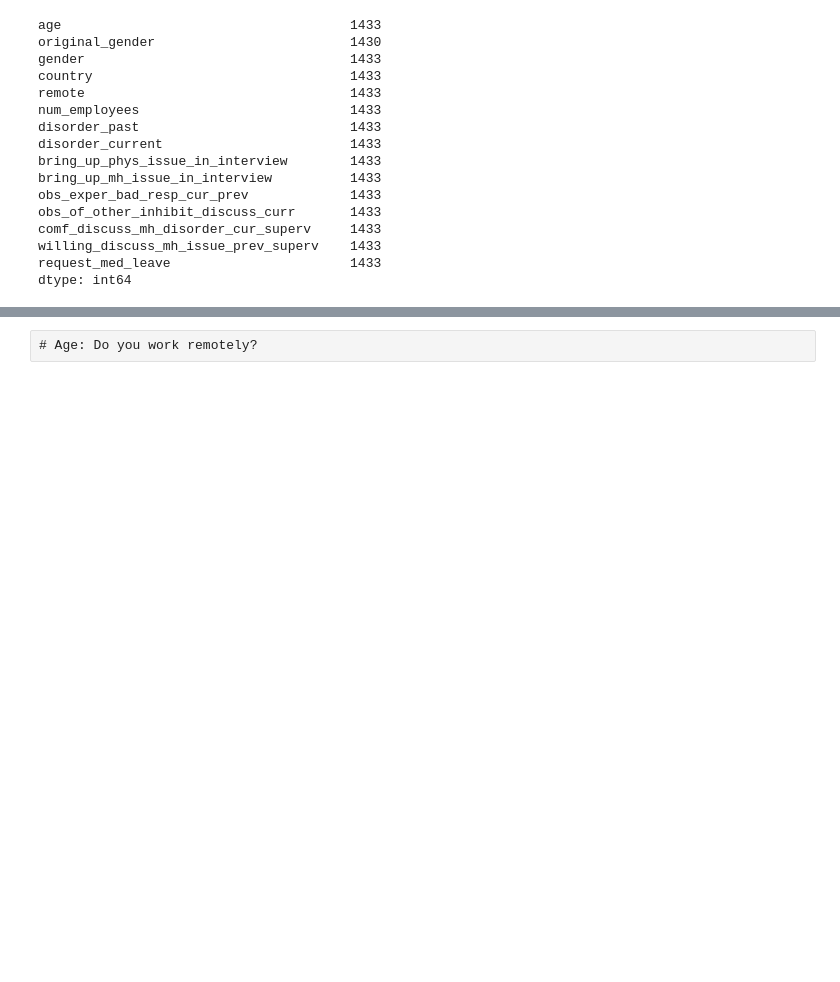
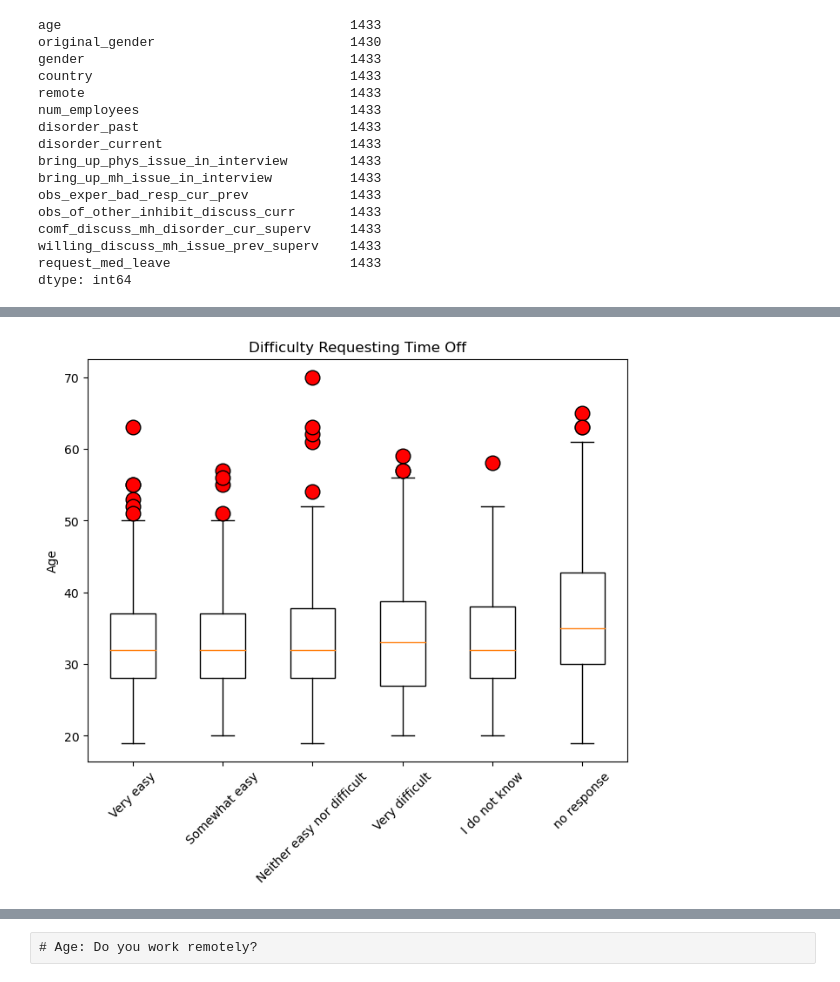
Before and after one commit to SecondHandSushi/Project-1-Mental-Tech, a Jupyter notebook: Project-1.ipynb, the cells around one changed output, grey strips where cells are left out. Saved outputs shown, nothing was run; the diff lists cells and outputs as text; code cells hidden in the pictures; blank space fills up the shorter version.

```diff
--- a/Project-1.ipynb
+++ b/Project-1.ipynb
@@ -266,7 +266,3 @@ comf_discuss_mh_disorder_cur_superv     1433
 willing_discuss_mh_issue_prev_superv    1433
 request_med_leave                       1433
 dtype: int64
-# %%
-# Remove any ages below 18 and above 98
-clean_2016 = clean_2016.loc[(clean_2016["age"] >= 18) & (clean_2016["age"] <= 98), :]
-clean_2016["age"].value_counts()
@@ -290,0 +281,3 @@ Name: count, dtype: int64
+# %%
+age_req_time_off_df=clean_2016[['age','request_med_leave']]
+age_req_time_off_df.head()
@@ -290,0 +291,2 @@ Name: count, dtype: int64
+# %%
+age_req_time_off_df = age_req_time_off_df[(age_req_time_off_df['age'] < 80) & (age_req_time_off_df['age'] > 15)]
@@ -290,0 +365,25 @@ Name: count, dtype: int64
+# %%
+
+# Create a figure and axis
+fig, ax = plt.subplots(figsize=(8,6))
+
+# Create a boxplot for the desired column with custom colors
+columns_to_plot = [ver_ez_series, sw_ez_series, nez_norh_ez_series, very_diff_series,idk_series,nr_series]
+flierprops = dict(markerfacecolor='red',markersize=12)
+labels = ["Very easy","Somewhat easy", "Neither easy nor difficult", "Very difficult", "I do not know", "no response"]
+
+boxplot = ax.boxplot(columns_to_plot, patch_artist=True,flierprops=flierprops, labels=labels)
+
+for box in boxplot['boxes']:
+    box.set(facecolor='white')  # You can change 'white' to the desired color
+
+
+# Customize the appearance
+ax.grid(False)
+ax.set_ylabel("Age")
+plt.title('Difficulty Requesting Time Off')
+plt.xticks(rotation=45)
+plt.savefig('age_diff_req_TO.png')
+plt.show()
+# %% [output]
+[figure, added]
```
Also changed, not shown: parts of 42 cells of this notebook, 1 other file.
